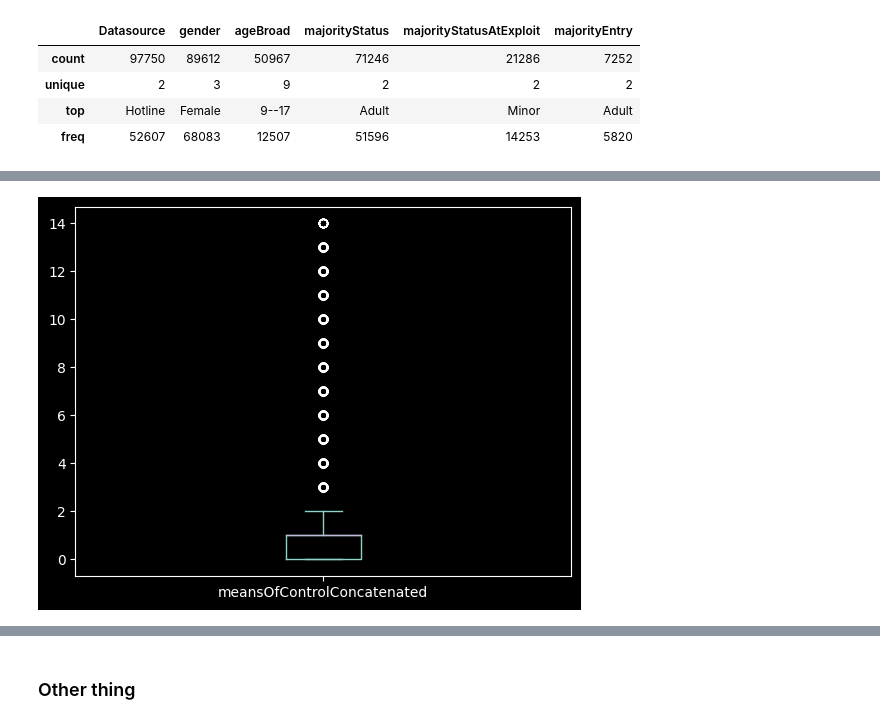
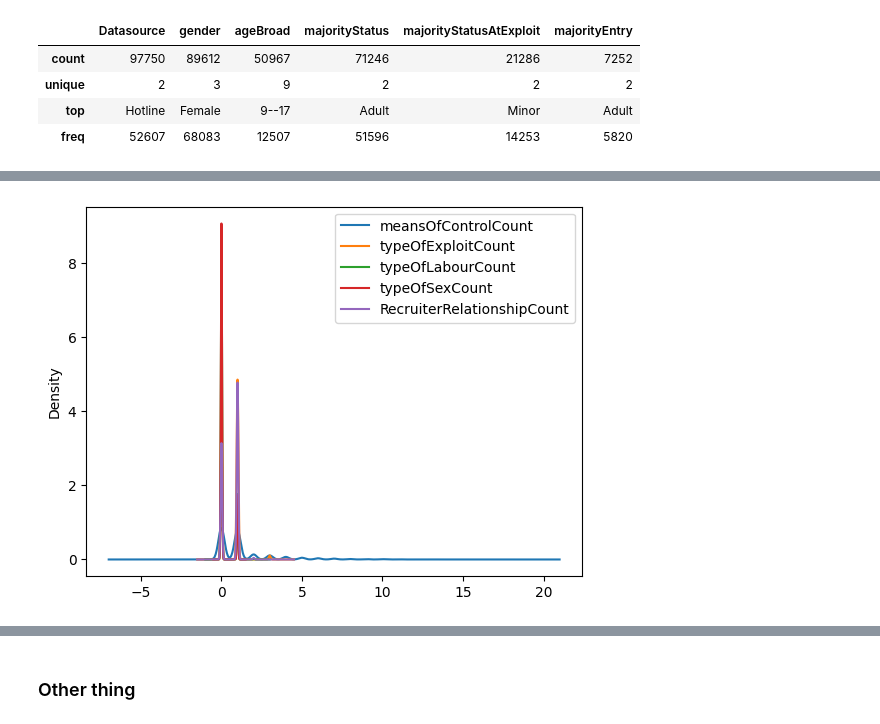
Before and after one commit to JPena-code/minig-course, a Jupyter notebook: EDA.ipynb, the cells around one changed output, grey strips where cells are left out. Drawn from its saved outputs; the diff is of its cells as text; code cells hidden in the pictures.

Commit message:
Boxplot, proporsal of density and scatters plot

```diff
--- a/EDA.ipynb
+++ b/EDA.ipynb
@@ -275,3 +292,4 @@ plt.show()
 # %%
 count_totals = raw_data.filter(regex='(Concatenated|Relationship)$')
 count_totals = count_totals.applymap(lambda x: len(x.split(';')), na_action='ignore').fillna(0).astype('int32')
+count_totals.rename(columns=lambda x: re.sub(r'(Concatenated)?$', 'Count', x, count=1), inplace=True)
@@ -278,4 +310,4 @@ count_totals = count_totals.applymap(lambda x: len(x.split(';')), na_action='ign
 # %%
-axis =count_totals.plot(kind='box',column='meansOfControlConcatenated')
+axis = count_totals.plot.kde()
 # %% [output]
-[figure, old version]
+[figure, new version]
```
Also changed, not shown: parts of 11 cells of this notebook.
